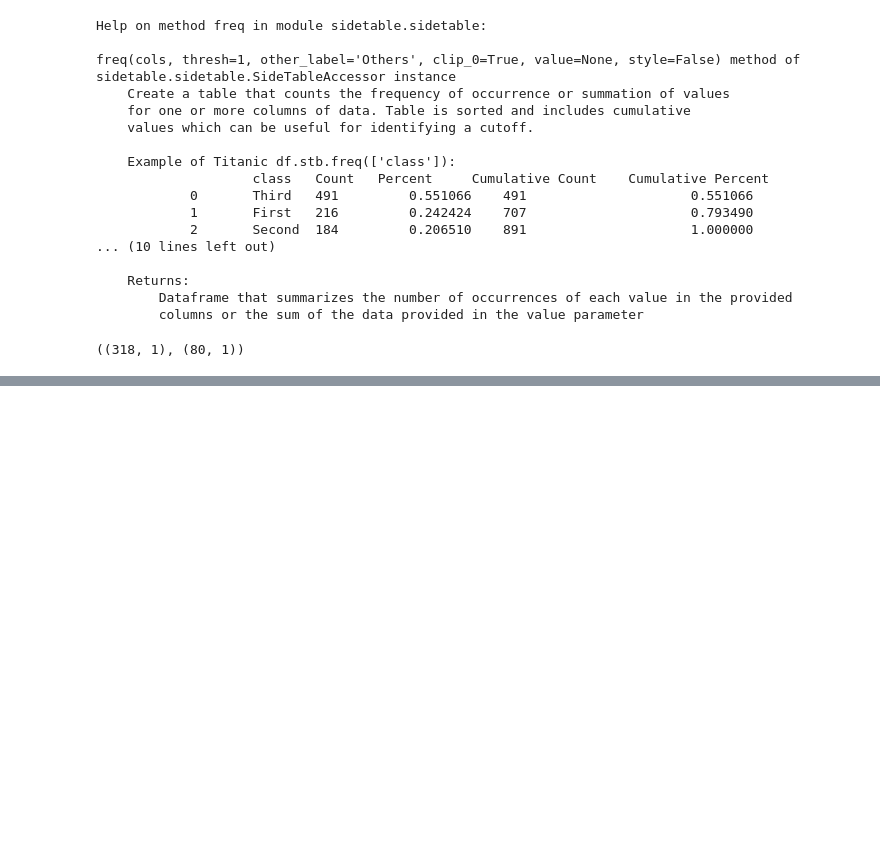
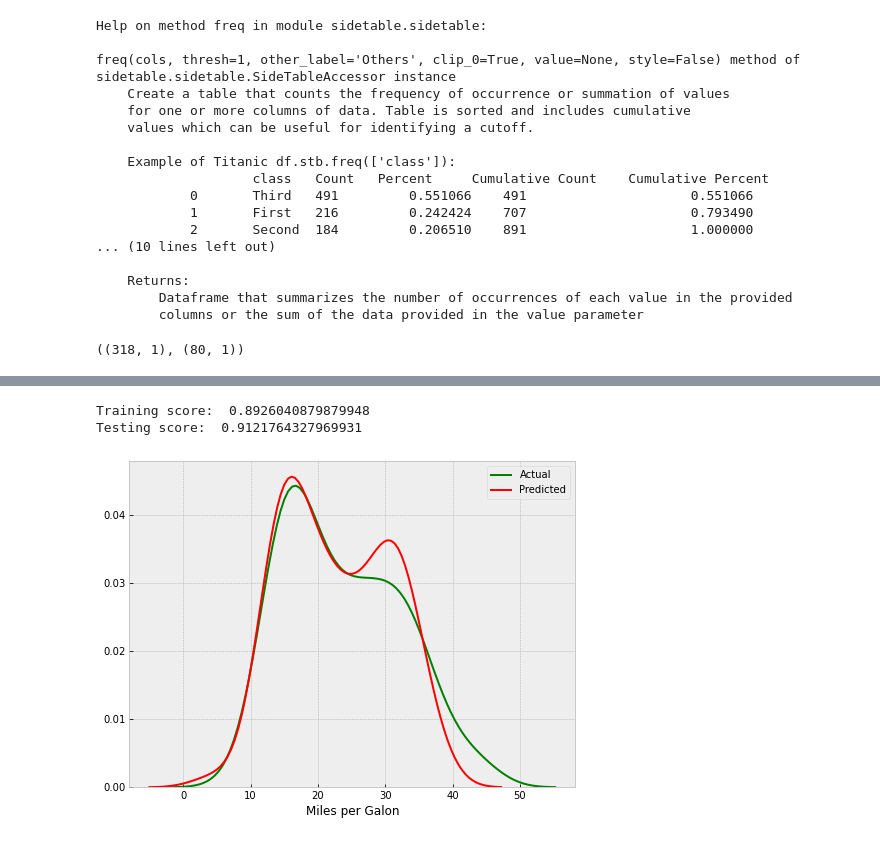
Before and after one commit to omotayo-alade/Scripts_Notebooks, a Jupyter notebook: notebooks/machine_learning.ipynb, the cells around one changed output, grey strips where cells are left out. Saved outputs shown, nothing was run; the diff lists cells and outputs as text; code cells hidden in the pictures; blank space fills up the shorter version.

Commit message:
build pipeline for feature imputation, scaling, regression and classification models

```diff
--- a/notebooks/machine_learning.ipynb
+++ b/notebooks/machine_learning.ipynb
@@ -537,0 +629,3 @@ sns.distplot(y_pred, hist=False, color='r', label='Predicted', ax=ax)
+# %%
+df = pd.read_csv('../datasets/auto-mpg.csv')
+df.drop('Unnamed: 0', axis=1, inplace=True)
@@ -537,0 +665,25 @@ sns.distplot(y_pred, hist=False, color='r', label='Predicted', ax=ax)
+# %%
+X = df.drop('mpg', axis=1)
+Y = df['mpg']
+# %%
+def build_rmodel(x, y, frac, imp, scl, pd, modl):
+    x_train, x_test, y_train, y_test = train_test_split(X, Y, test_size=frac)
+    Input = [('features', imp, x.columns)]
+    transformer = ColumnTransformer(Input)
+    model = make_pipeline(transformer, scl, PolynomialFeatures(degree=pd), modl).fit(x_train, y_train)
+    y_pred = model.predict(x_test)
+    print('Training score: ', model.score(x_train, y_train),
+          '\nTesting score: ', r2_score(y_test, y_pred))
+
+    plt.figure(figsize=(8,6))
+    ax = sns.distplot(y_test, hist=False, color='g', label='Actual')
+    sns.distplot(y_pred, hist=False, color='r', label='Predicted', ax=ax)
+    plt.show()
+# %%
+build_rmodel(X, Y, 0.2, SimpleImputer(strategy='mean'),
+             MinMaxScaler(feature_range=(0,1)), 2,
+             LinearRegression(normalize=False))
+# %% [output]
+Training score:  0.8926040879879948
+Testing score:  0.9121764327969931
+[figure, added]
```
Also changed, not shown: parts of 41 cells of this notebook.
